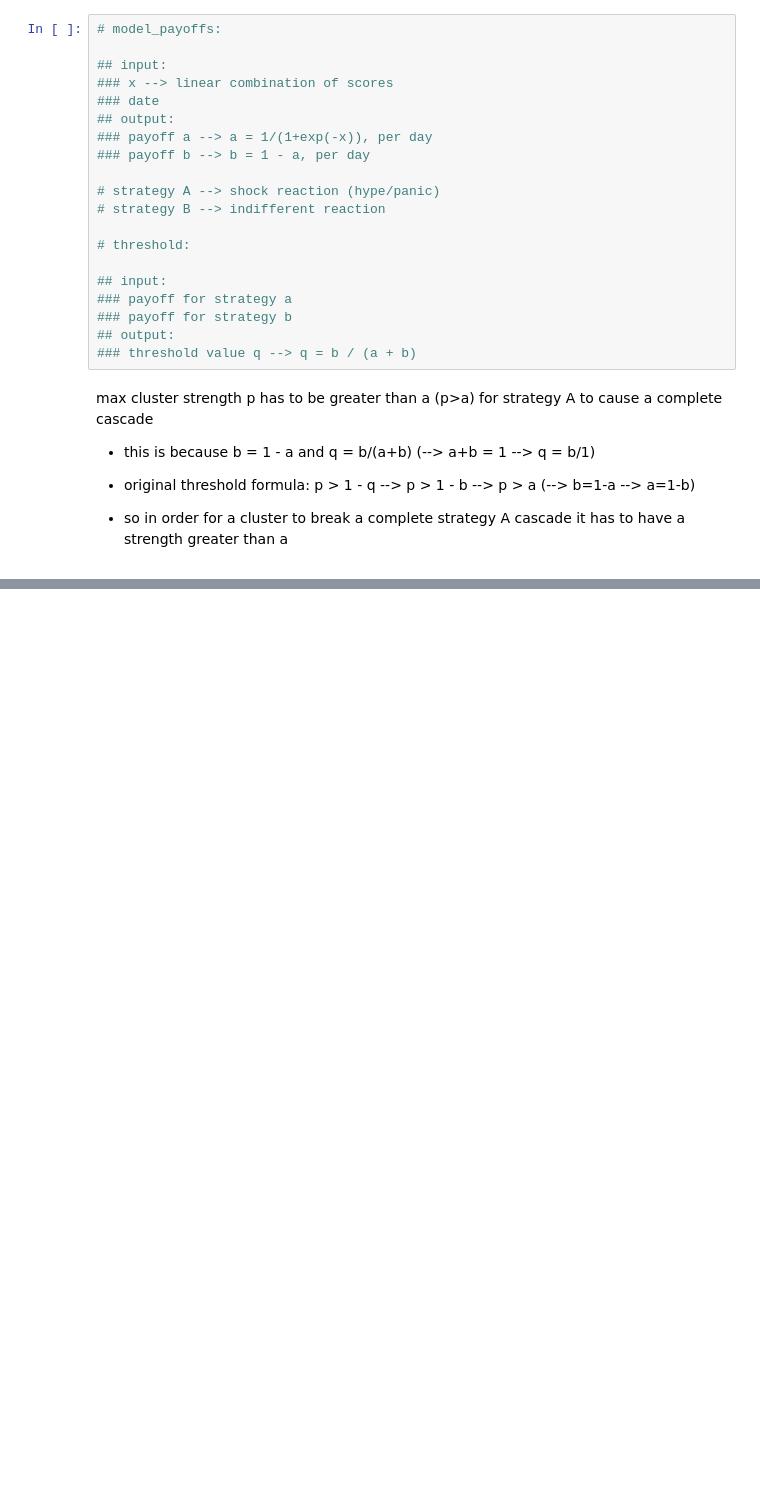
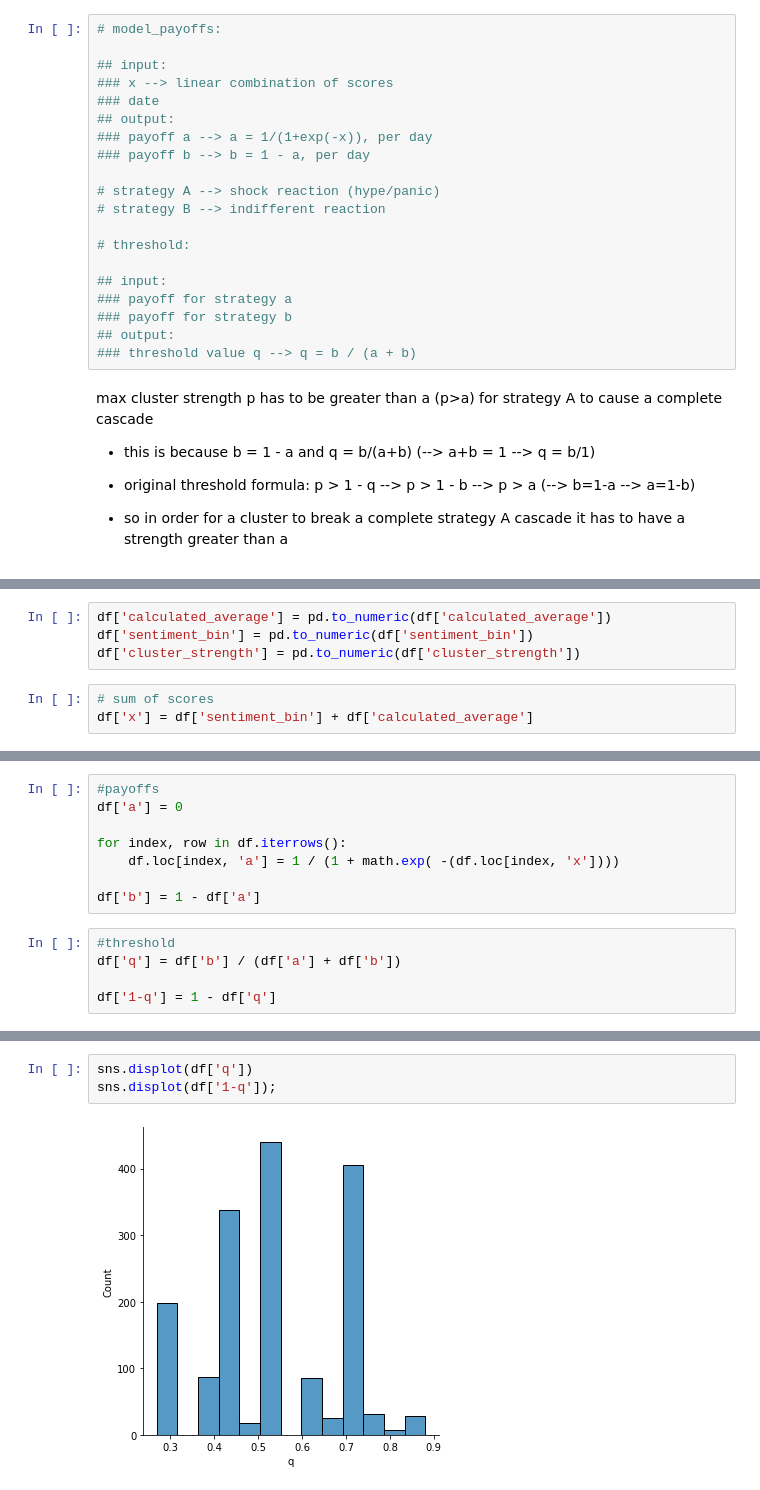
Before and after one commit to christianschwendner/coins_2122, a Jupyter notebook: Model/Model.ipynb, the cells around one changed output, grey strips where cells are left out. Cells and saved outputs as stored; diff of their text form; blank space fills up the shorter version.

```diff
--- a/Model/Model.ipynb
+++ b/Model/Model.ipynb
@@ -472 +545,8 @@ Name: Date, Length: 72, dtype: datetime64[ns]
+# %%
+df['calculated_average'] = pd.to_numeric(df['calculated_average'])
+df['sentiment_bin'] = pd.to_numeric(df['sentiment_bin'])
+df['cluster_strength'] = pd.to_numeric(df['cluster_strength'])
+# %%
+# sum of scores
+df['x'] = df['sentiment_bin'] + df['calculated_average']
 # %%
@@ -502,0 +581,13 @@ cascade_model(date=d, news=n, ta=t)
+# %%
+#payoffs
+df['a'] = 0
+
+for index, row in df.iterrows():
+    df.loc[index, 'a'] = 1 / (1 + math.exp( -(df.loc[index, 'x'])))
+
+df['b'] = 1 - df['a']
+# %%
+#threshold
+df['q'] = df['b'] / (df['a'] + df['b'])
+
+df['1-q'] = 1 - df['q']
@@ -502,0 +610,5 @@ cascade_model(date=d, news=n, ta=t)
+# %%
+sns.displot(df['q'])
+sns.displot(df['1-q']);
+# %% [output]
+[figure, added]
```
Also changed, not shown: parts of 30 cells of this notebook.
